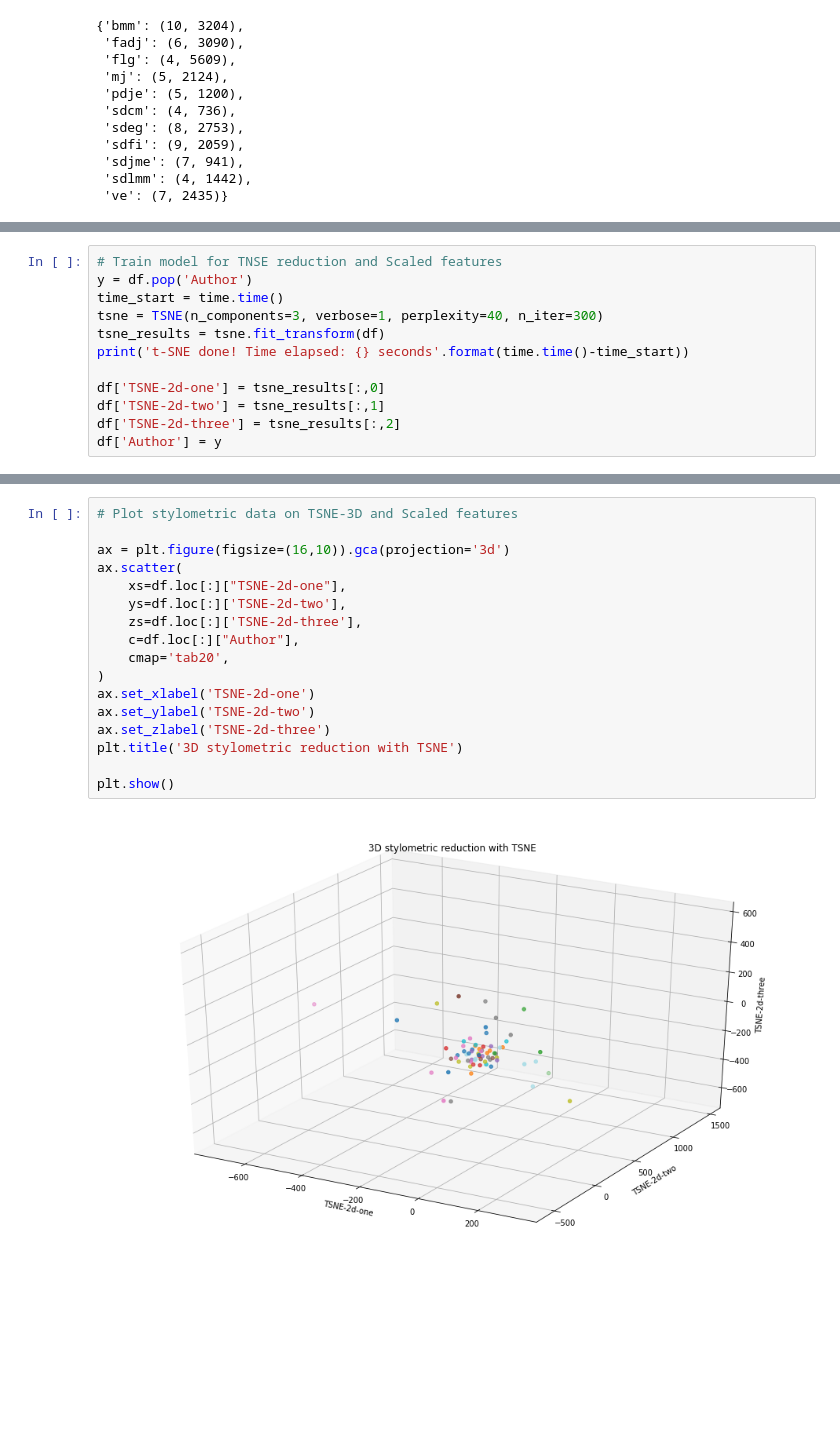
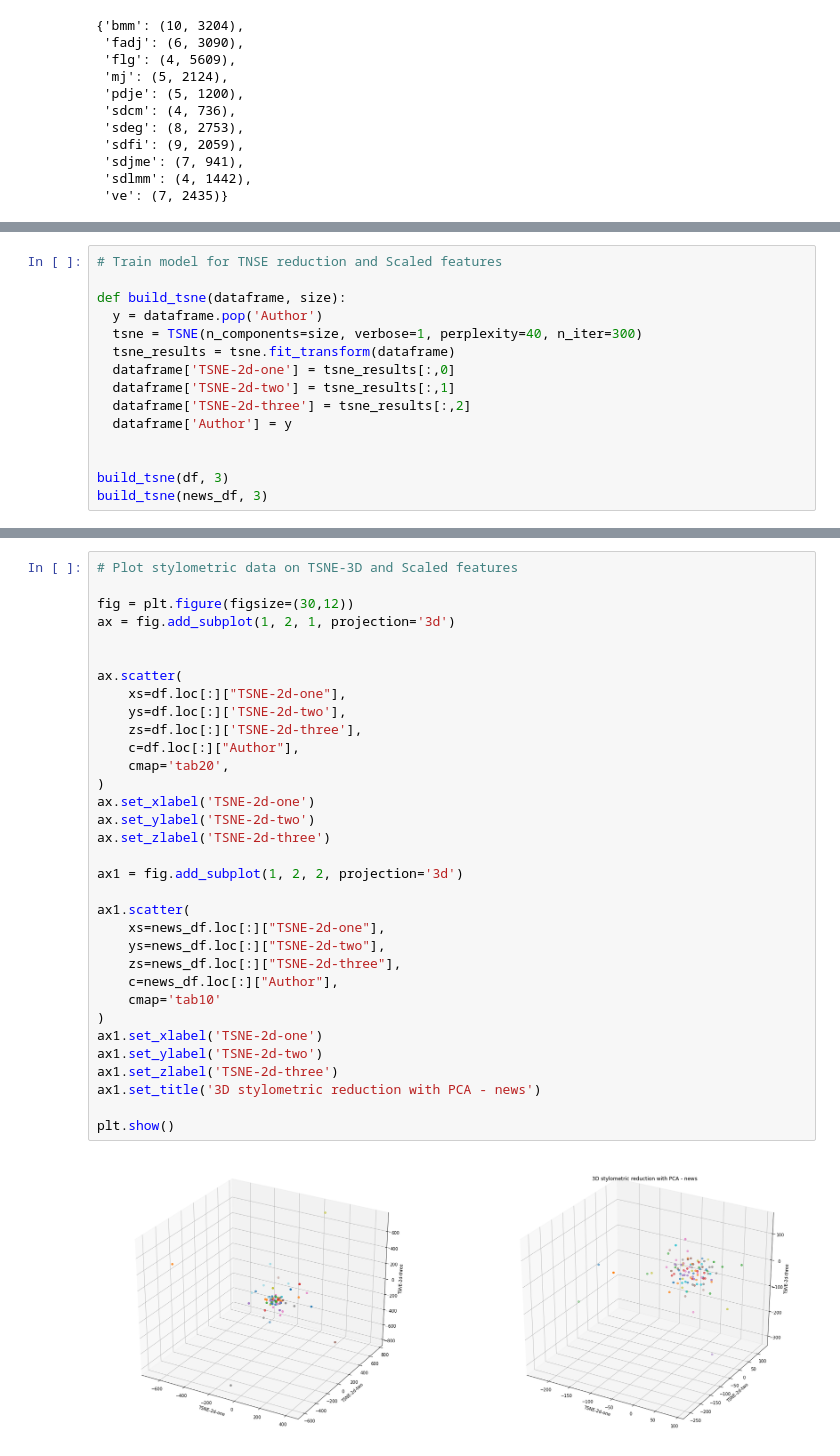
Before and after one commit to Daanielvb/authorship-classification, a Jupyter notebook: Autorship_data_visualization.ipynb, the cells around one changed output, grey strips where cells are left out. Cells and saved outputs as stored; diff of their text form; blank space fills up the shorter version.

```diff
--- a/Autorship_data_visualization.ipynb
+++ b/Autorship_data_visualization.ipynb
@@ -446,15 +400,18 @@ Name: PCA-three, Length: 69, dtype: float64
 # %%
 # Train model for TNSE reduction and Scaled features
-y = df.pop('Author')
-time_start = time.time()
-tsne = TSNE(n_components=3, verbose=1, perplexity=40, n_iter=300)
-tsne_results = tsne.fit_transform(df)
-print('t-SNE done! Time elapsed: {} seconds'.format(time.time()-time_start))
 
-df['TSNE-2d-one'] = tsne_results[:,0]
-df['TSNE-2d-two'] = tsne_results[:,1]
-df['TSNE-2d-three'] = tsne_results[:,2]
-df['Author'] = y
+def build_tsne(dataframe, size):
+  y = dataframe.pop('Author')
+  tsne = TSNE(n_components=size, verbose=1, perplexity=40, n_iter=300)
+  tsne_results = tsne.fit_transform(dataframe)
+  dataframe['TSNE-2d-one'] = tsne_results[:,0]
+  dataframe['TSNE-2d-two'] = tsne_results[:,1]
+  dataframe['TSNE-2d-three'] = tsne_results[:,2]
+  dataframe['Author'] = y
+
+
+build_tsne(df, 3)
+build_tsne(news_df, 3)
 # %% [output]
 [t-SNE] Computing 68 nearest neighbors...
 [t-SNE] Indexed 69 samples in 0.000s...
@@ -481,19 +461,35 @@ Text(0.5, 1.0, '2D stylometric reduction with TSNE')
 # %%
 # Plot stylometric data on TSNE-3D and Scaled features
 
-ax = plt.figure(figsize=(16,10)).gca(projection='3d')
+fig = plt.figure(figsize=(30,12))
+ax = fig.add_subplot(1, 2, 1, projection='3d')
+
+
 ax.scatter(
     xs=df.loc[:]["TSNE-2d-one"],
     ys=df.loc[:]['TSNE-2d-two'],
     zs=df.loc[:]['TSNE-2d-three'],
     c=df.loc[:]["Author"],
     cmap='tab20',
 )
 ax.set_xlabel('TSNE-2d-one')
 ax.set_ylabel('TSNE-2d-two')
 ax.set_zlabel('TSNE-2d-three')
-plt.title('3D stylometric reduction with TSNE')
+
+ax1 = fig.add_subplot(1, 2, 2, projection='3d')
+
+ax1.scatter(
+    xs=news_df.loc[:]["TSNE-2d-one"],
+    ys=news_df.loc[:]["TSNE-2d-two"],
+    zs=news_df.loc[:]["TSNE-2d-three"],
+    c=news_df.loc[:]["Author"],
+    cmap='tab10'
+)
+ax1.set_xlabel('TSNE-2d-one')
+ax1.set_ylabel('TSNE-2d-two')
+ax1.set_zlabel('TSNE-2d-three')
+ax1.set_title('3D stylometric reduction with PCA - news')
 
 plt.show()
 # %% [output]
-[figure, old version]
+[figure, new version]
```
Also changed, not shown: parts of 20 cells of this notebook.
